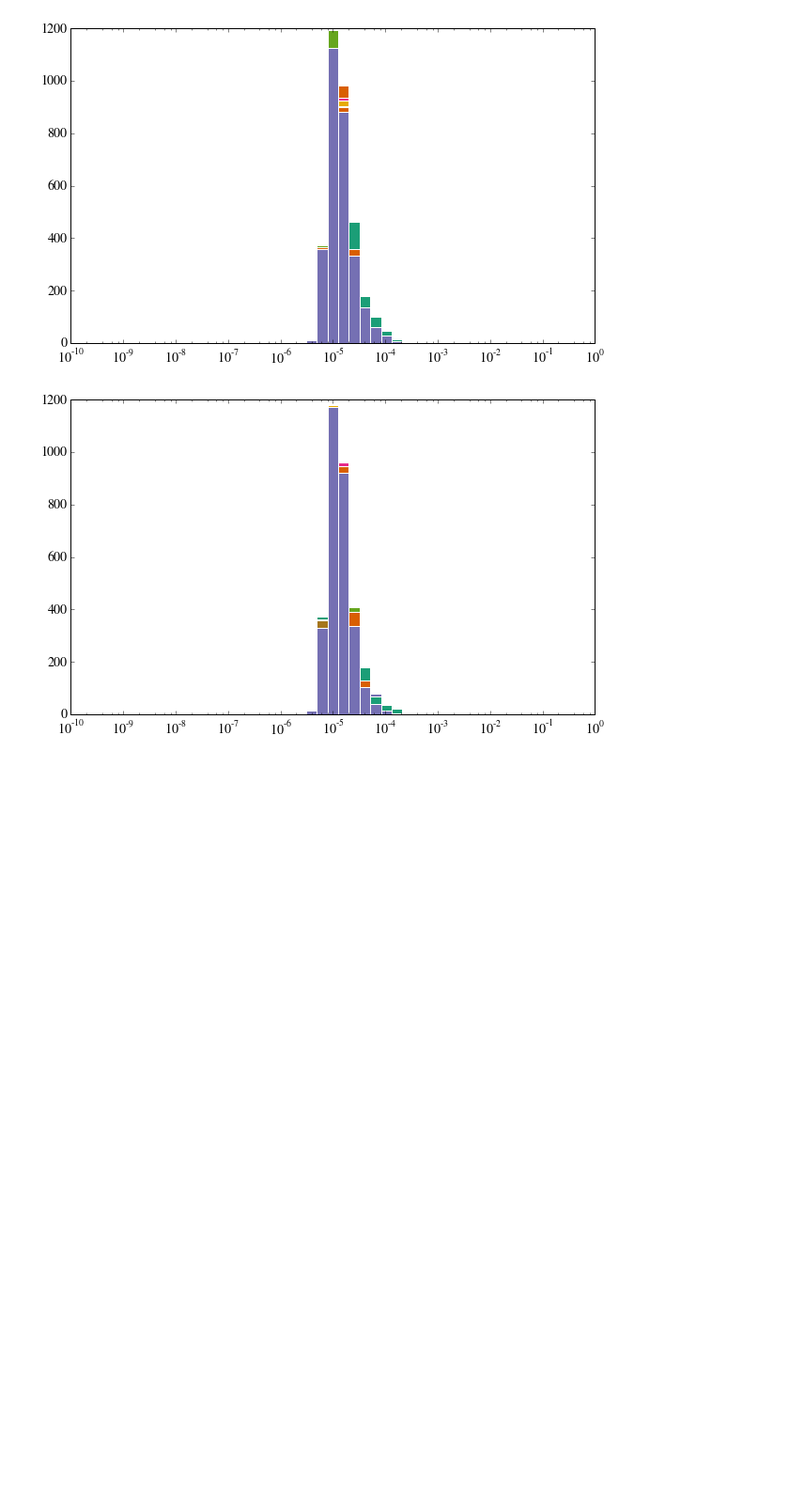
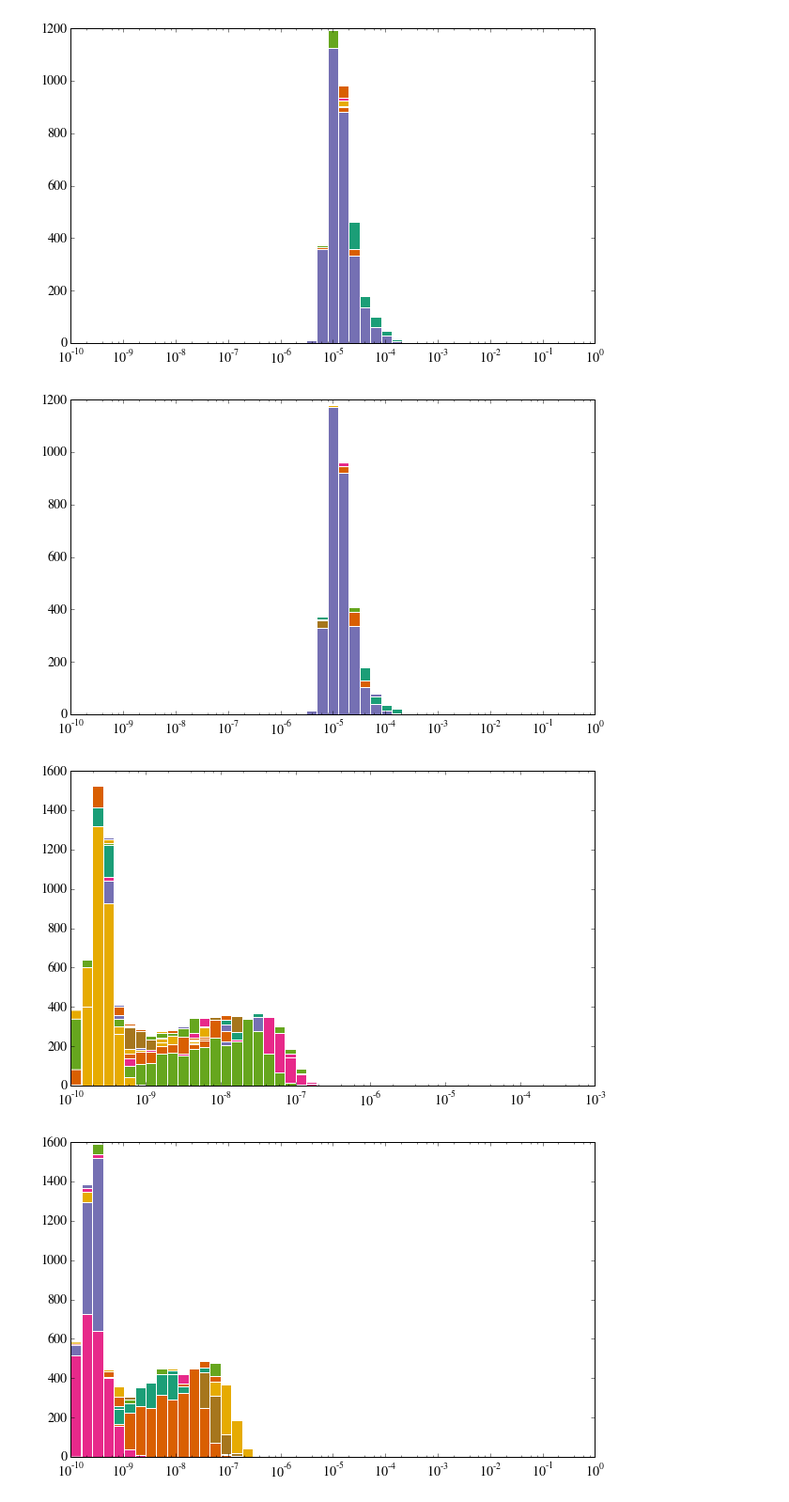
Before and after one commit to jming/thesis, a Jupyter notebook: explore-ipynb/Convex Hull Error Visualizations.ipynb, the cells around one changed output. Shown at 94% size. Saved outputs shown, nothing was run; the diff lists cells and outputs as text; code cells hidden in the pictures; blank space fills up the shorter version.

```diff
--- a/explore-ipynb/Convex Hull Error Visualizations.ipynb
+++ b/explore-ipynb/Convex Hull Error Visualizations.ipynb
@@ -207,3 +207,20 @@ for anchor_set in dir2_orig[:6]:
 [figure]
 [figure]
 [figure]
+# %%
+
+
+for anchor_set in scaled[:30]:
+    for config in anchor_set:
+        plt.hist(config, bins=10**np.linspace(-10,-3,50))
+        plt.gca().set_xscale("log")
+plt.show()
+
+for anchor_set in scaled2_orig[:6]:
+    for config in anchor_set:
+        plt.hist(config, bins=10**np.linspace(-10,0,50))
+        plt.gca().set_xscale("log")
+plt.show()
+# %% [output]
+[figure, added]
+[figure, added]
```
Also changed, not shown: 10 other files.
